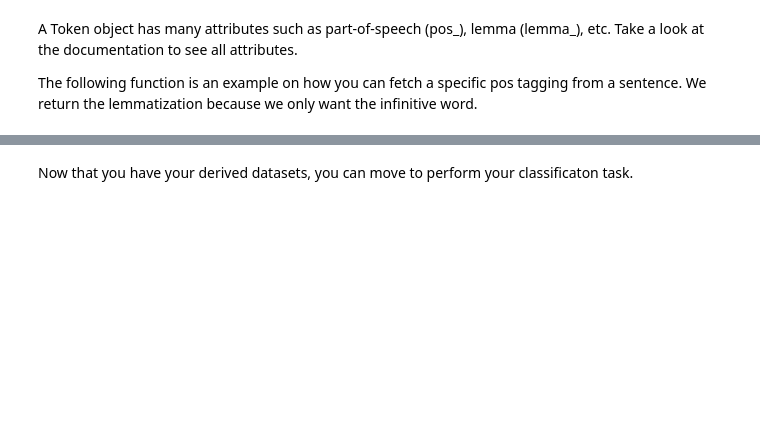
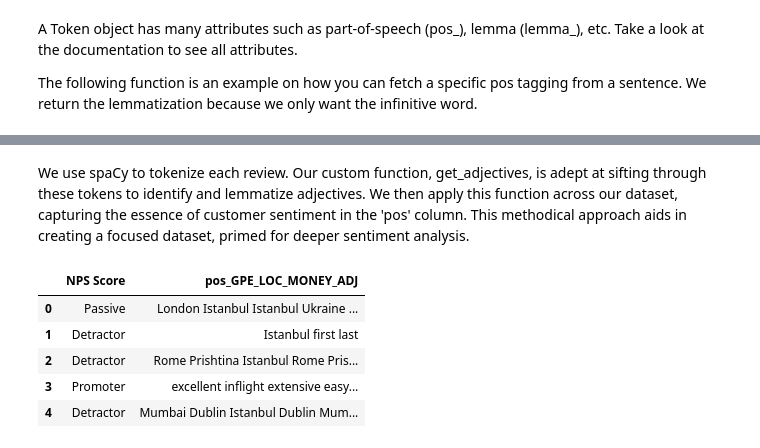
Before and after one commit to JunpengWen/CSI4106, a Jupyter notebook: CSI4106_A4.ipynb, the cells around one changed output, grey strips where cells are left out. Saved outputs shown, nothing was run; the diff lists cells and outputs as text; code cells hidden in the pictures; blank space fills up the shorter version.

```diff
--- a/CSI4106_A4.ipynb
+++ b/CSI4106_A4.ipynb
@@ -78,18 +139,32 @@ derived_dataset1.head()
-# %%
-#Change this line to fetch your desired pos taggings for the second derived dataset
-derived_dataset2['pos-np'] = data['tokenized'].apply(??)
-# %%
-#For Derived Dataset 2, you also need to include Named Entities
-#Below is just an example of obtaining such entities on a specific sentence, but you would do NER
-#on the dataset of your choice.
-#You can choose the types of entities (dates, organization, people) that you want,
-#and then in your derived dataset, just make sure you include these entities separated by spaces (as shown for verbs)
-#in a previous cell.
-
-sentence = "apple is looking at buying U.K. startup for $1 billion"
-doc = nlp(sentence)
-
-for ent in doc.ents:
-    print(ent.text, ent.start_char, ent.end_char, ent.label_)
-# %% [markdown]
-Now that you have your derived datasets, you can move to perform your classificaton task.
+# %% [markdown]
+ We use spaCy to tokenize each review. Our custom function, get_adjectives, is adept at sifting through these tokens to identify and lemmatize adjectives. We then apply this function across our dataset, capturing the essence of customer sentiment in the 'pos' column. This methodical approach aids in creating a focused dataset, primed for deeper sentiment analysis.
+# %%
+def extract_entities_and_adjectives(sentence):
+    extracted_info = []
+
+    # Extracting named entities
+    for ent in sentence.ents:
+        if ent.label_ in ['GPE','LOC', 'MONEY']:
+            extracted_info.append(ent.text)
+
+    # Extracting adjectives
+    for token in sentence:
+        if token.pos_ == 'ADJ':
+            extracted_info.append(token.lemma_)
+
+    return ' '.join(extracted_info)
+# %%
+# Apply the function to the 'tokenized' column
+derived_dataset2['pos_GPE_LOC_MONEY_ADJ'] = data['tokenized'].apply(extract_entities_and_adjectives)
+# Copy the customer review text to the derived dataset
+derived_dataset2['NPS Score'] = data['NPS Score']
+# %%
+# Display the first few rows of the derived dataset
+derived_dataset2.head()
+# %% [output]
+|  | NPS Score | pos_GPE_LOC_MONEY_ADJ |
+| 0 | Passive | London Istanbul Istanbul Ukraine ... |
+| 1 | Detractor | Istanbul first last |
+| 2 | Detractor | Rome Prishtina Istanbul Rome Pris... |
+| 3 | Promoter | excellent inflight extensive easy... |
+| 4 | Detractor | Mumbai Dublin Istanbul Dublin Mum... |
```
Also changed, not shown: parts of 42 cells of this notebook.
